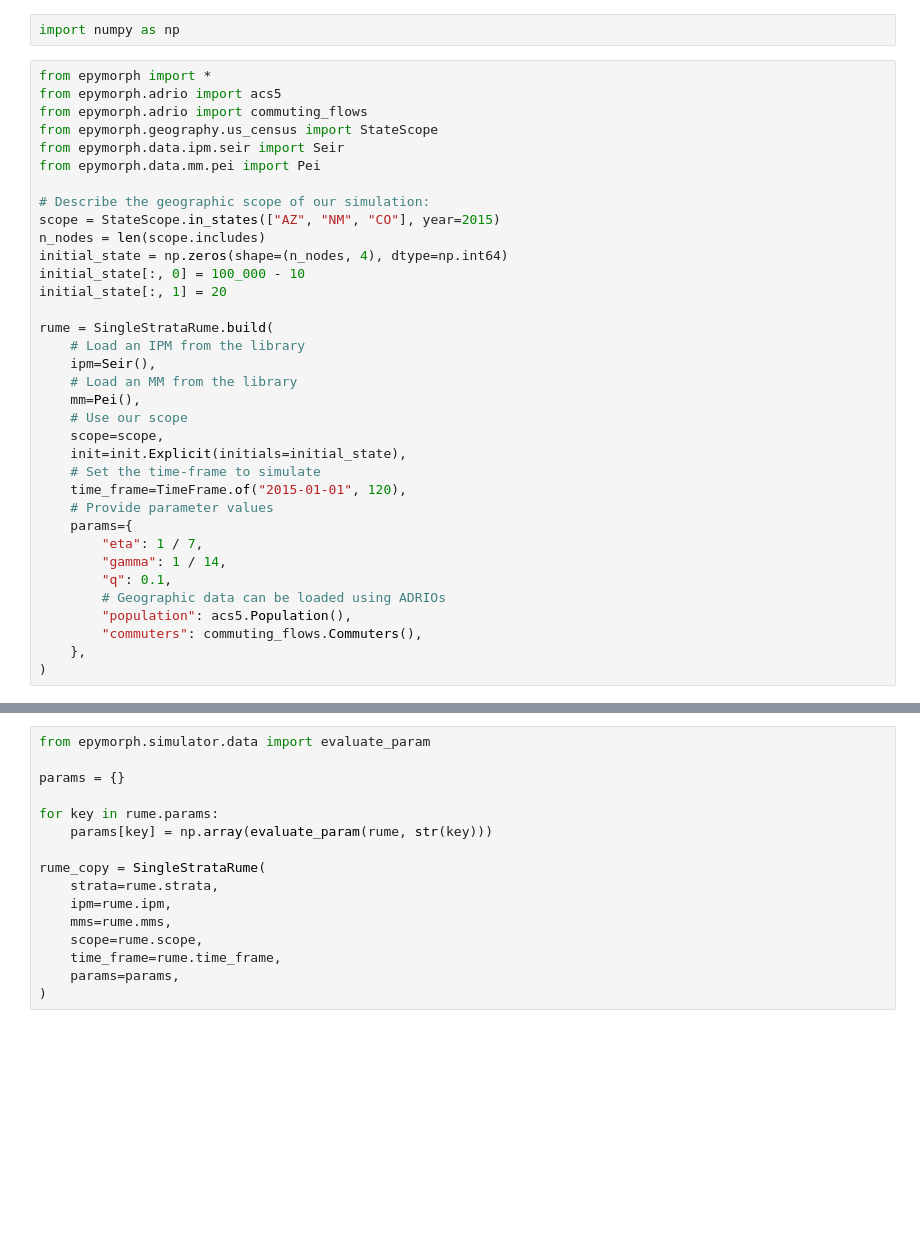
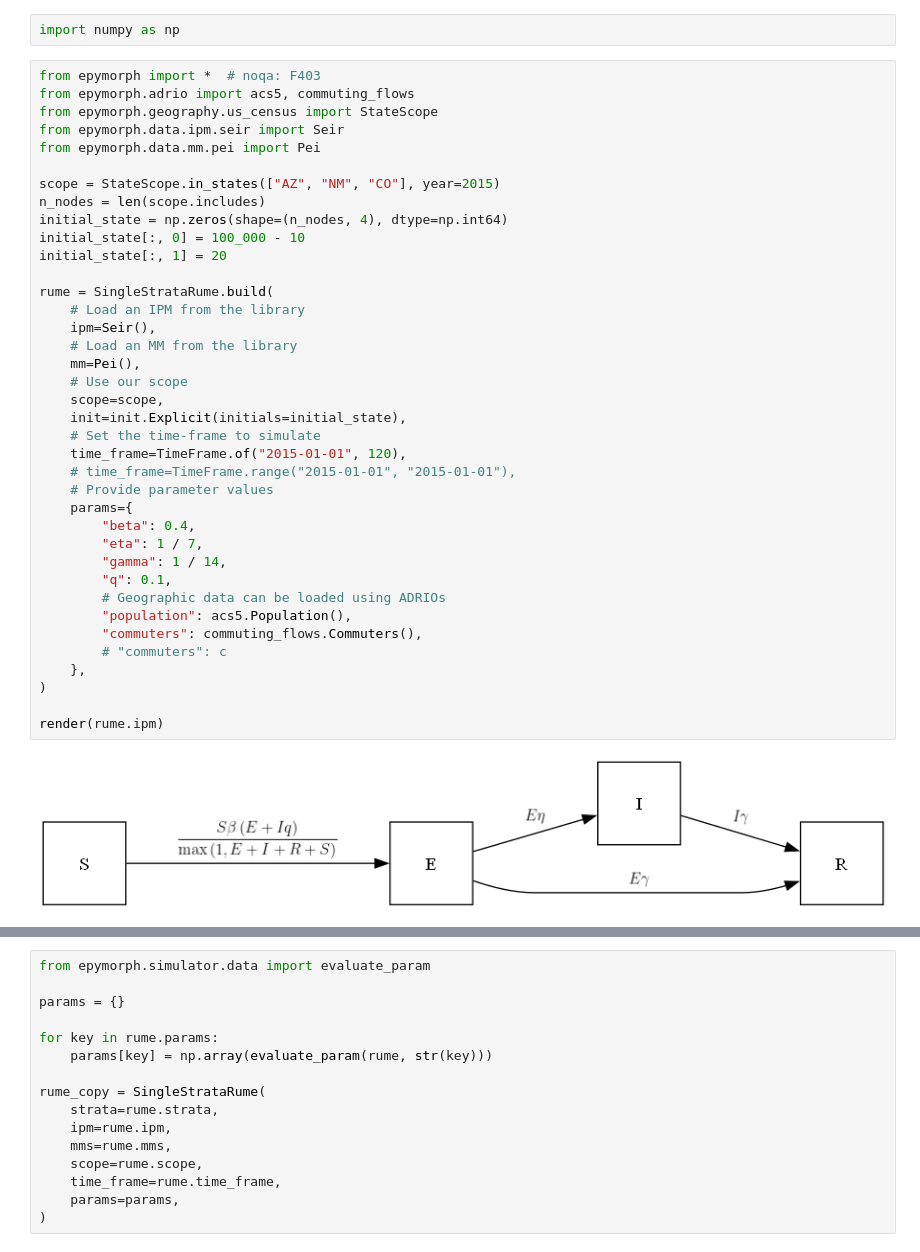
Before and after one commit to NAU-CCL/Epymorph, a Jupyter notebook: parameter_estimation_multinode.ipynb, the cells around one changed output, grey strips where cells are left out. Drawn from its saved outputs; the diff is of its cells as text; blank space fills up the shorter version.

```diff
--- a/parameter_estimation_multinode.ipynb
+++ b/parameter_estimation_multinode.ipynb
@@ -6,37 +6,42 @@ from epymorph.parameter_fitting.utils import plots
 # %%
 import numpy as np
 # %%
-from epymorph import *
-from epymorph.adrio import acs5
-from epymorph.adrio import commuting_flows
+from epymorph import *  # noqa: F403
+from epymorph.adrio import acs5, commuting_flows
 from epymorph.geography.us_census import StateScope
 from epymorph.data.ipm.seir import Seir
 from epymorph.data.mm.pei import Pei
 
-# Describe the geographic scope of our simulation:
 scope = StateScope.in_states(["AZ", "NM", "CO"], year=2015)
 n_nodes = len(scope.includes)
 initial_state = np.zeros(shape=(n_nodes, 4), dtype=np.int64)
 initial_state[:, 0] = 100_000 - 10
 initial_state[:, 1] = 20
 
 rume = SingleStrataRume.build(
     # Load an IPM from the library
     ipm=Seir(),
     # Load an MM from the library
     mm=Pei(),
     # Use our scope
     scope=scope,
     init=init.Explicit(initials=initial_state),
     # Set the time-frame to simulate
     time_frame=TimeFrame.of("2015-01-01", 120),
+    # time_frame=TimeFrame.range("2015-01-01", "2015-01-01"),
     # Provide parameter values
     params={
+        "beta": 0.4,
         "eta": 1 / 7,
         "gamma": 1 / 14,
         "q": 0.1,
         # Geographic data can be loaded using ADRIOs
         "population": acs5.Population(),
         "commuters": commuting_flows.Commuters(),
+        # "commuters": c
     },
 )
+
+render(rume.ipm)
+# %% [output]
+[figure, added]
```
Also changed, not shown: parts of 21 cells of this notebook, 14 other files.
